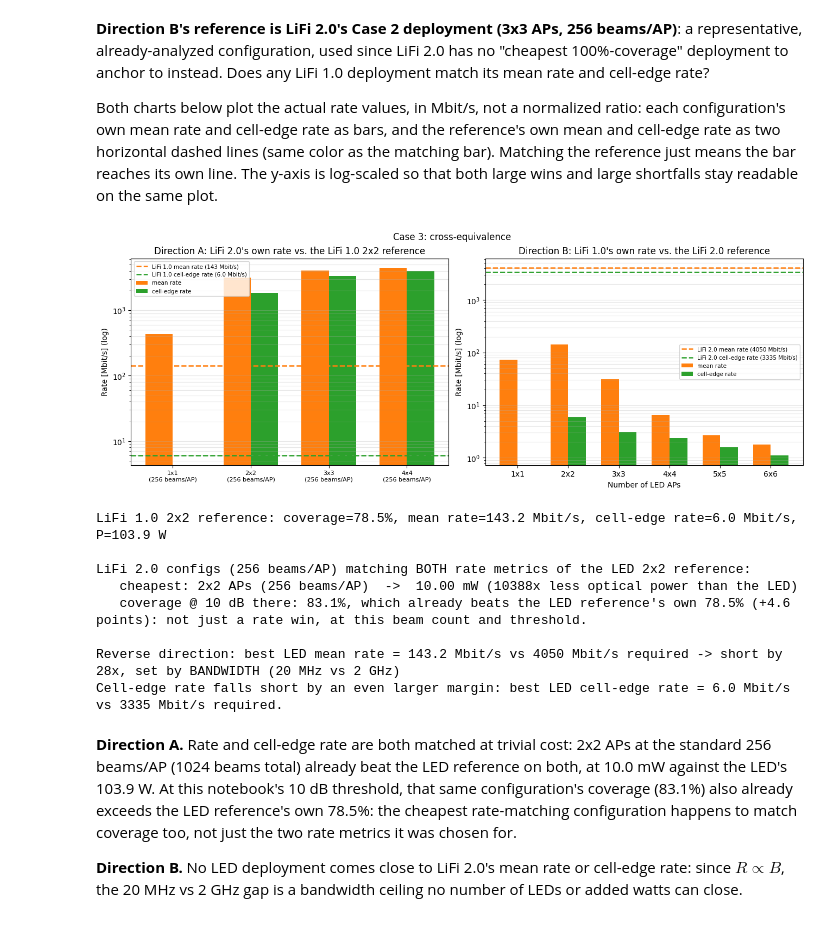
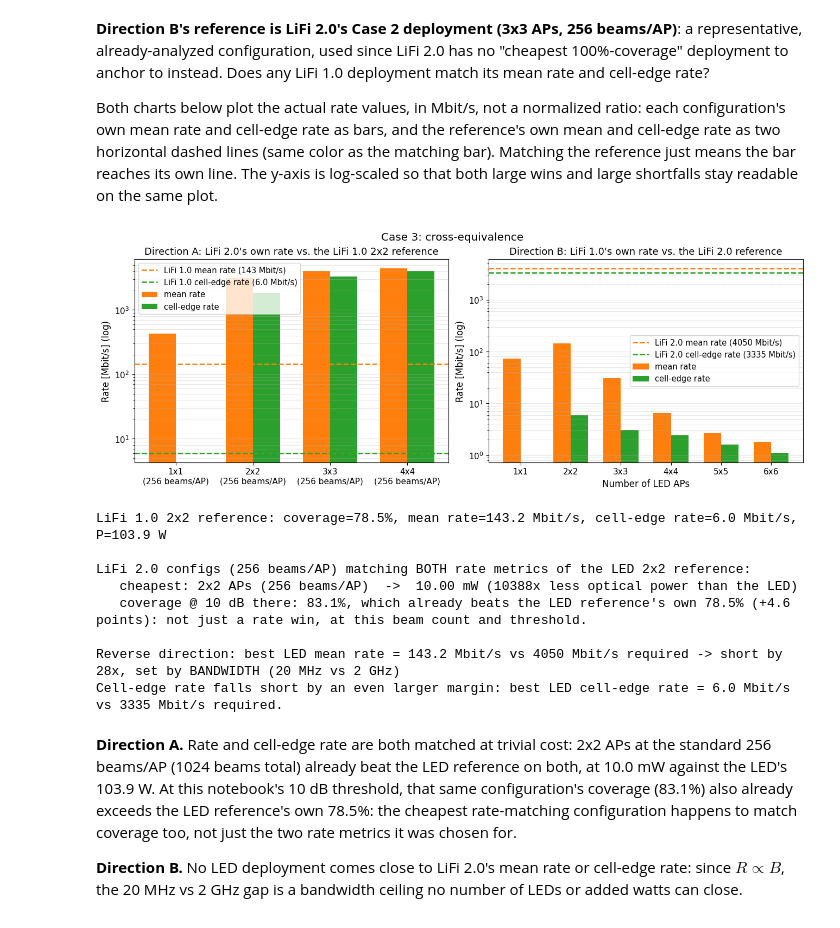
Before and after one commit to carolinalopezdelamadriz/lifi-comparative-analysis, a Jupyter notebook: multi_cell_analysis.ipynb, the cells around one changed output. Drawn from its saved outputs; the diff is of its cells as text; code cells hidden in the pictures.

```diff
--- a/multi_cell_analysis.ipynb
+++ b/multi_cell_analysis.ipynb
@@ -92,6 +92,7 @@ The cell below builds the AP lattice, the VCSEL beam grid inside each AP, and th
 # %%
 import numpy as np
 import matplotlib.pyplot as plt
+plt.rcParams.update({"font.size": 12, "axes.titlesize": 13, "axes.labelsize": 12, "xtick.labelsize": 11, "ytick.labelsize": 11, "legend.fontsize": 11})  # larger default fonts for print legibility
 import pandas as pd
 from matplotlib.patches import Patch
 
@@ -318,13 +319,13 @@ ax.plot(r, s_v, lw=2.4, color="tab:orange", label=f"one VCSEL beam ({P_VCSEL * 1
 for n in (2, 3, 4):
     spacing = ROOM / n
     ax.axvline(spacing, color="gray", lw=0.8, ls="--", alpha=0.6)
-    ax.annotate(f"{n}x{n} AP\nspacing", (spacing, -9), fontsize=6.5, ha="center", color="dimgray")
+    ax.annotate(f"{n}x{n} AP\nspacing", (spacing, -9), fontsize=9.5, ha="center", color="dimgray")
 
 ax.set_xlabel("Horizontal distance from the AP [m]")
 ax.set_ylabel("SNR [dB]")
 ax.set_ylim(-11, 70); ax.set_xlim(0, 2.5)
 ax.set_title(f"Directivity")
-ax.legend(fontsize=8, loc="upper right"); ax.grid(alpha=.3)
+ax.legend(fontsize=11, loc="upper right"); ax.grid(alpha=.3)
 plt.tight_layout()
 plt.show()
 # %% [output]
@@ -575,10 +576,10 @@ ax[0].axhline(ref["Mean rate [Mbit/s]"], color="tab:orange", ls="--", lw=1.8,
 ax[0].axhline(max(ref["Cell-edge rate [Mbit/s]"], 1e-9), color="tab:green", ls="--", lw=1.8,
               label=f"LiFi 1.0 cell-edge rate ({ref['Cell-edge rate [Mbit/s]']:.1f} Mbit/s)")
 ax[0].set_yscale("log"); ax[0].set_xticks(x)
-ax[0].set_xticklabels([f"{n}x{n}\n(256 beams/AP)" for n in [1, 2, 3, 4]], fontsize=8)
+ax[0].set_xticklabels([f"{n}x{n}\n(256 beams/AP)" for n in [1, 2, 3, 4]], fontsize=11)
 ax[0].set_ylabel("Rate [Mbit/s] (log)")
 ax[0].set_title("Direction A: LiFi 2.0's own rate vs. the LiFi 1.0 2x2 reference")
-ax[0].legend(fontsize=7.5); ax[0].grid(alpha=.3, axis="y", which="both")
+ax[0].legend(fontsize=10.5); ax[0].grid(alpha=.3, axis="y", which="both")
 
 wB = 0.35
 ax[1].bar(np.arange(len(dfB)) - wB / 2, dfB["Mean rate [Mbit/s]"], wB, color="tab:orange", label="mean rate")
@@ -587,35 +588,35 @@ ax[1].axhline(refv["Mean rate [Mbit/s]"], color="tab:orange", ls="--", lw=1.8,
               label=f"LiFi 2.0 mean rate ({refv['Mean rate [Mbit/s]']:.0f} Mbit/s)")
 ax[1].axhline(refv["Cell-edge rate [Mbit/s]"], color="tab:green", ls="--", lw=1.8,
               label=f"LiFi 2.0 cell-edge rate ({refv['Cell-edge rate [Mbit/s]']:.0f} Mbit/s)")
 ax[1].set_yscale("log"); ax[1].set_xticks(np.arange(len(dfB)))
 ax[1].set_xticklabels([f"{n}x{n}" for n in ns])
 ax[1].set_xlabel("Number of LED APs"); ax[1].set_ylabel("Rate [Mbit/s] (log)")
 ax[1].set_title("Direction B: LiFi 1.0's own rate vs. the LiFi 2.0 reference")
-ax[1].legend(fontsize=7.5); ax[1].grid(alpha=.3, axis="y", which="both")
+ax[1].legend(fontsize=10.5); ax[1].grid(alpha=.3, axis="y", which="both")
 fig.suptitle("Case 3: cross-equivalence")
 plt.show()
 
 best = dfA[dfA["BOTH?"] != ""].sort_values("APs")
 print(f"LiFi 1.0 2x2 reference: coverage={ref['Coverage [%]']:.1f}%, mean rate={ref['Mean rate [Mbit/s]']:.1f} Mbit/s, "
       f"cell-edge rate={ref['Cell-edge rate [Mbit/s]']:.1f} Mbit/s, P={P_ref:.1f} W")
 print("\nLiFi 2.0 configs (256 beams/AP) matching BOTH rate metrics of the LED 2x2 reference:")
 if best.empty:
     print("  none in this sweep")
 else:
     b = best.iloc[0]
     print(f"   cheapest: {b['Deployment']}  ->  {b['P total [W]']*1000:.2f} mW "
           f"({P_ref/b['P total [W]']:.0f}x less optical power than the LED)")
     print(f"   coverage @ {GAMMA_TH_DB:.0f} dB there: {b['Coverage [%]']:.1f}%, "
           f"which already {'beats' if b['cov_vs_ref']>=0 else 'falls short of'} "
           f"the LED reference's own {ref['Coverage [%]']:.1f}% ({b['cov_vs_ref']:+.1f} points): "
           "not just a rate win, at this beam count and threshold.")
 print(f"\nReverse direction: best LED mean rate = {dfB['Mean rate [Mbit/s]'].max():.1f} Mbit/s vs "
       f"{refv['Mean rate [Mbit/s]']:.0f} Mbit/s required -> short by "
       f"{refv['Mean rate [Mbit/s]']/dfB['Mean rate [Mbit/s]'].max():.0f}x, set by BANDWIDTH (20 MHz vs 2 GHz)")
 print(f"Cell-edge rate falls short by an even larger margin: best LED cell-edge rate = "
       f"{dfB['Cell-edge rate [Mbit/s]'].max():.1f} Mbit/s vs {refv['Cell-edge rate [Mbit/s]']:.0f} Mbit/s required.")
 # %% [output]
-[figure, old version]
+[figure, new version]
 LiFi 1.0 2x2 reference: coverage=78.5%, mean rate=143.2 Mbit/s, cell-edge rate=6.0 Mbit/s, P=103.9 W
 
 LiFi 2.0 configs (256 beams/AP) matching BOTH rate metrics of the LED 2x2 reference:
```
Also changed, not shown: parts of 9 cells of this notebook, 3 other files.
